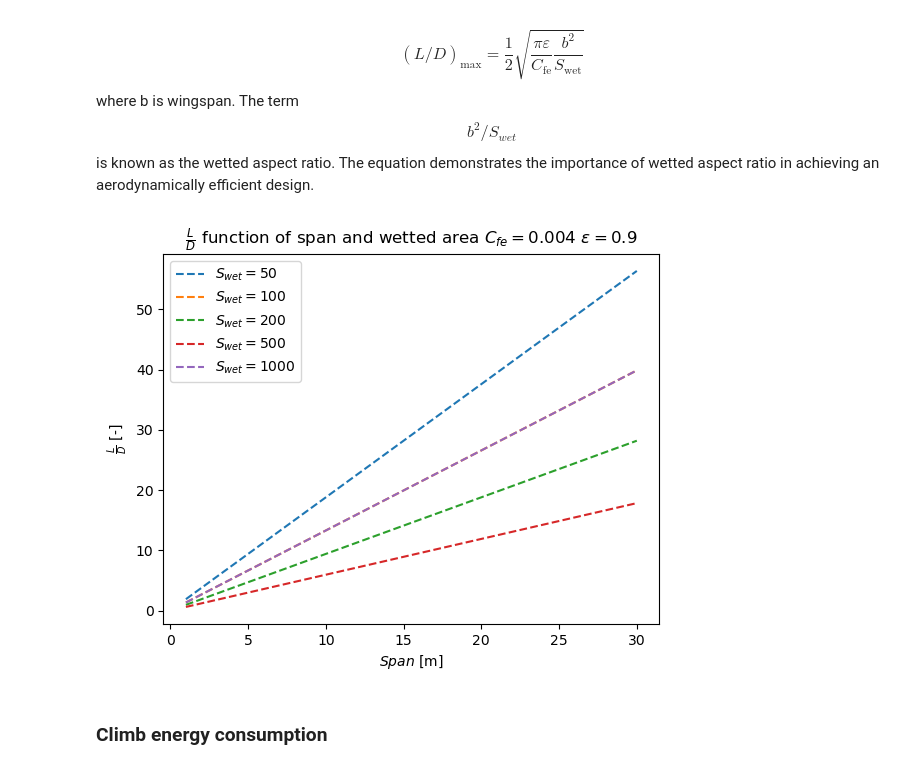
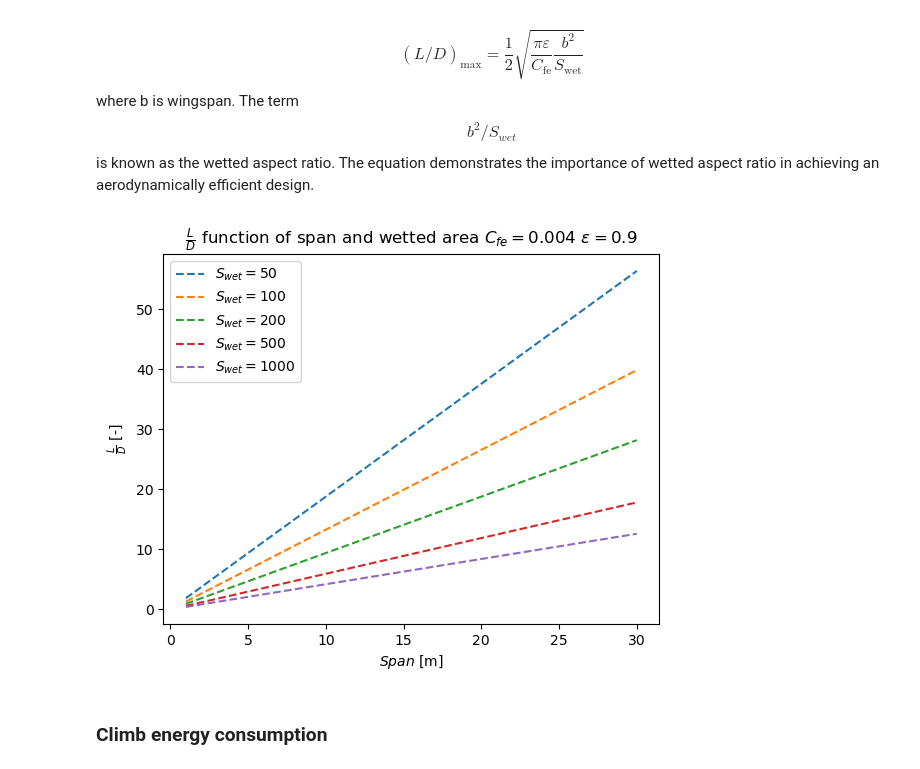
Before and after one commit to clementnardari/Sizing_eVTOL, a Jupyter notebook: Design.ipynb, the cells around one changed output. Saved outputs shown, nothing was run; the diff lists cells and outputs as text; code cells hidden in the pictures.

```diff
--- a/Design.ipynb
+++ b/Design.ipynb
@@ -236,28 +237,28 @@ def L_over_D(b,Cfe,epsilon,Swet):
 # %%
 x0=np.linspace(1,30,30)
 
 vect_L_over_D=np.vectorize(L_over_D)
 
 y0=vect_L_over_D(x0,0.004,0.9,50)
 y1=vect_L_over_D(x0,0.004,0.9,100)
 y2=vect_L_over_D(x0,0.004,0.9,200)
 y3=vect_L_over_D(x0,0.004,0.9,500)
-y4=vect_L_over_D(x0,0.004,0.9,100)
+y4=vect_L_over_D(x0,0.004,0.9,1000)
 
 f0 = interp1d(x0, y0, kind='quadratic')
 f1 = interp1d(x0, y1, kind='quadratic')
 f2 = interp1d(x0, y2, kind='quadratic')
 f3 = interp1d(x0, y3, kind='quadratic')
 f4 = interp1d(x0, y4, kind='quadratic')
 
 plt.plot(x0 , f0(x0), '--', x0 , f1(x0) , '--', x0, f2(x0), '--', x0, f3(x0), '--', x0, f4(x0), '--')
 plt.legend([r'$S_{wet}=50$',r'$S_{wet}=100$',r'$S_{wet}=200$',r'$S_{wet}=500$',r'$S_{wet}=1000$'], loc='best')
 plt.xlabel(r'$Span$ [m]')
 plt.ylabel(r'$\frac{L}{D}$ [-]')
 plt.title(r'$\frac{L}{D}$ function of span and wetted area $ C_{fe}=0.004 $ $ \epsilon =0.9 $')
 plt.show()
 # %% [output]
-[figure, old version]
+[figure, new version]
 # %% [markdown]
 ### Climb energy consumption
 # %% [markdown]
```
Also changed, not shown: parts of 3 cells of this notebook.
